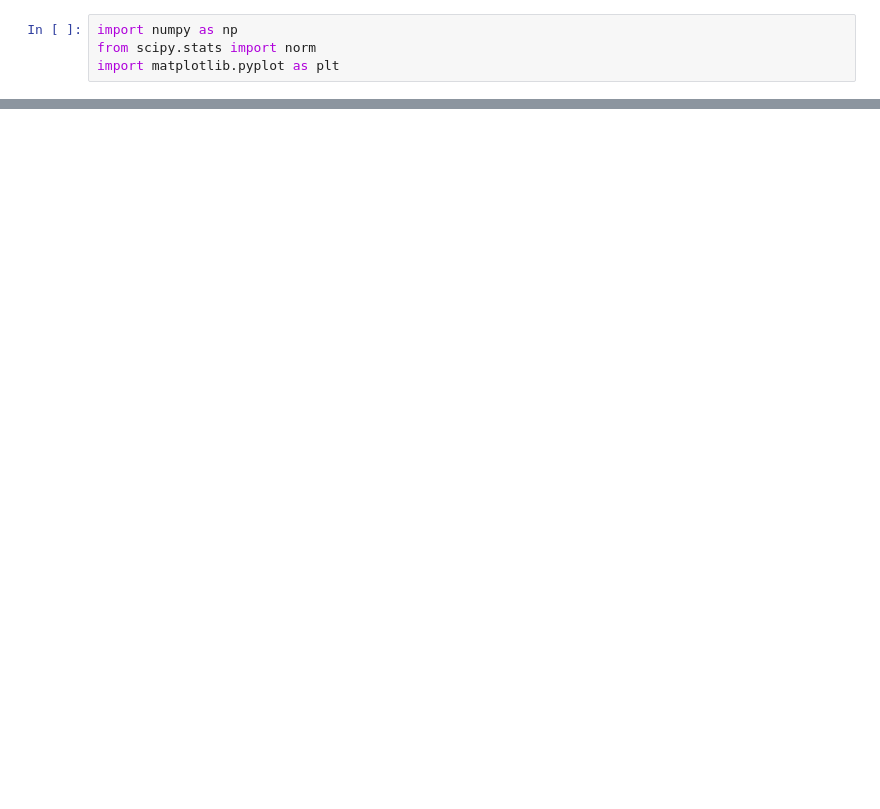
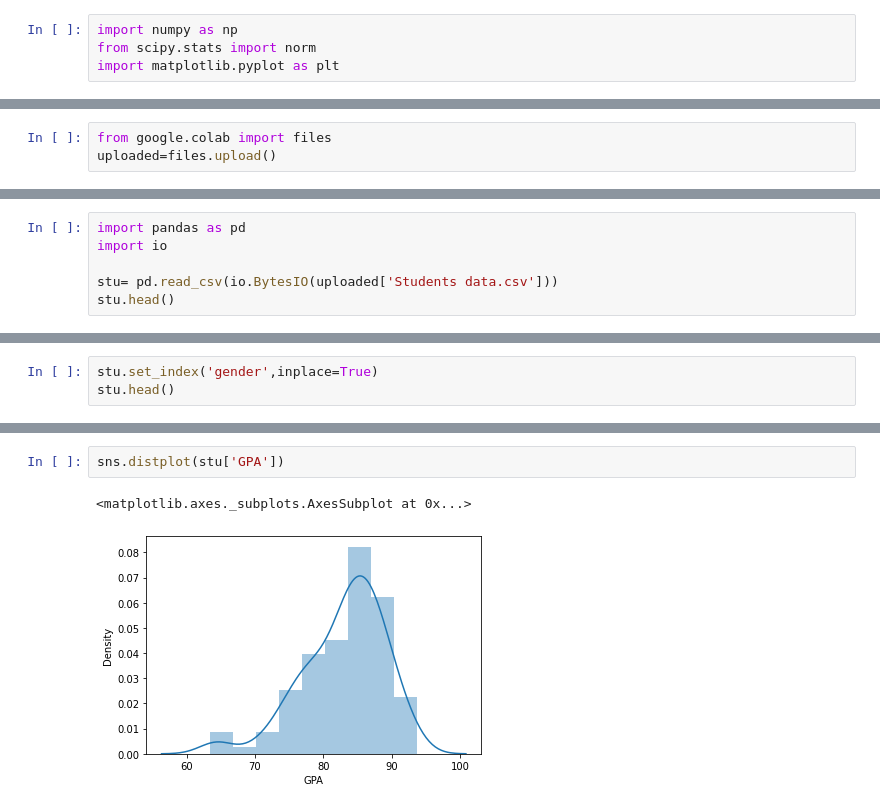
Before and after one commit to Vaishalisweety/python, a Jupyter notebook: Dataset_(02_09_22).ipynb, the cells around one changed output, grey strips where cells are left out. Drawn from its saved outputs; the diff is of its cells as text; blank space fills up the shorter version.

```diff
--- a/Dataset_(02_09_22).ipynb
+++ b/Dataset_(02_09_22).ipynb
@@ -32,0 +10,3 @@ plt.show()
+# %%
+from google.colab import files
+uploaded=files.upload()
@@ -32,0 +16,6 @@ plt.show()
+# %%
+import pandas as pd
+import io
+
+stu= pd.read_csv(io.BytesIO(uploaded['Students data.csv']))
+stu.head()
@@ -32,0 +87,3 @@ plt.show()
+# %%
+stu.set_index('gender',inplace=True)
+stu.head()
@@ -32,0 +98,5 @@ plt.show()
+# %%
+sns.distplot(stu['GPA'])
+# %% [output]
+<matplotlib.axes._subplots.AxesSubplot at 0x...>
+[figure, added]
```
Also changed, not shown: parts of 36 cells of this notebook.
